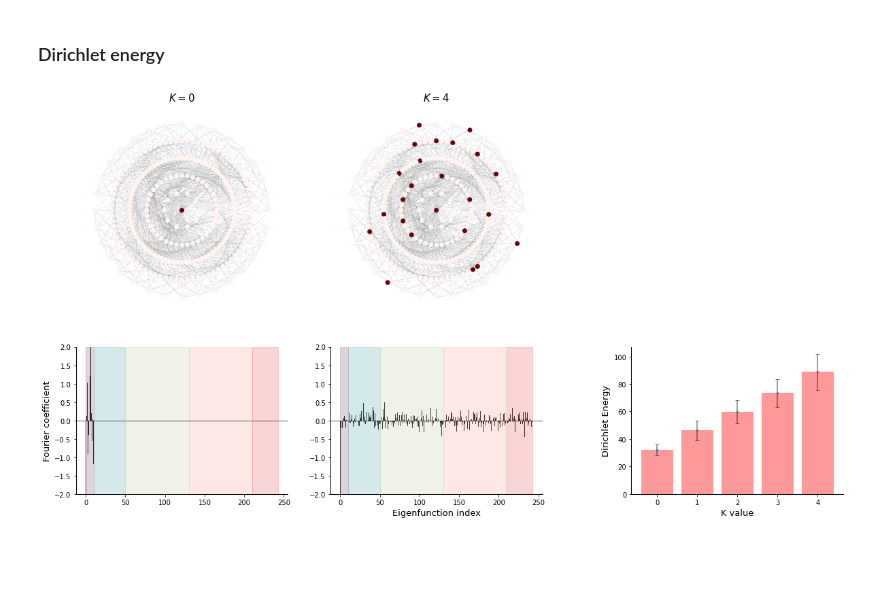
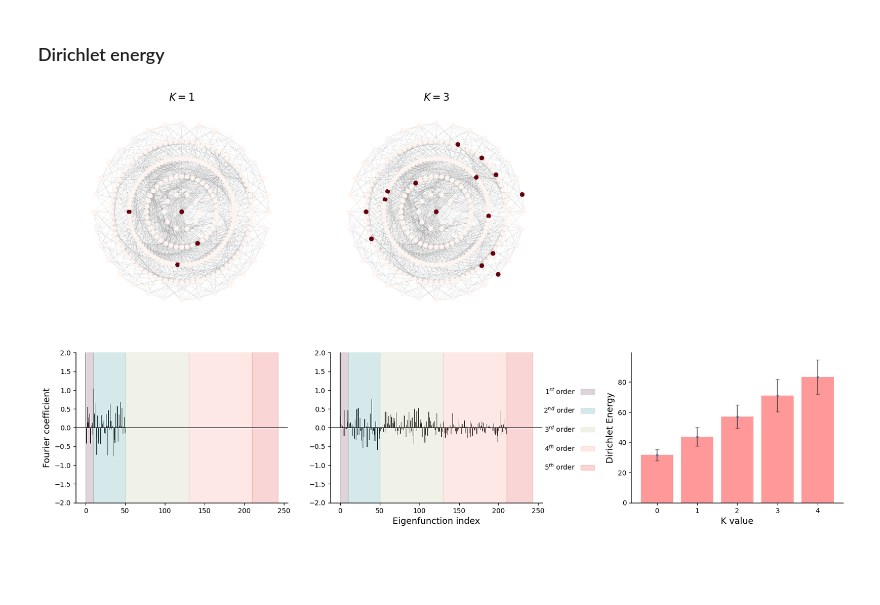
Before and after one commit to RSCJacksonLab/nk-ml, a Jupyter notebook: figures/figure1.ipynb, the cells around one changed output. Drawn from its saved outputs; the diff is of its cells as text; code cells hidden in the pictures; blank space fills up the shorter version.

Commit message:
created figure 1

```diff
--- a/figures/figure1.ipynb
+++ b/figures/figure1.ipynb
@@ -381,7 +381,7 @@ fig, ax = plt.subplots(nrows=2, ncols=3, figsize=(19,12.5))
 
 ax_i = 0
 
-for i in [0,4]:
+for i in [1,3]:
     t = draw_radial_hierarchical(graph, 2, AMINOS, root=np.argmax(r1_NK_fitnesses[i].flatten()))
     nx.draw(t[0], t[1], node_size=35, edge_color='gray', width=0.1,cmap=plt.get_cmap('Reds'),
         node_color=np.array(list(landscapes_nmax[0][i].values())), ax=ax[0,ax_i],)
@@ -389,7 +389,7 @@ for i in [0,4]:
     ax_i = ax_i+1
 
 ax1_i=0
-for i in [0,4]:
+for i in [1,3]:
     ax[1,ax1_i].bar(range(len(r1_landscapes_FT[i].flatten())), np.flip(r1_landscapes_FT[i]).flatten(),color='k')
     ax1_i = ax1_i+1
 
@@ -428,32 +428,45 @@ for line in ['top','bottom','left','right']:
 
 dir_exp.tick_params(left = False, right = False , labelleft = False ,
                 labelbottom = False, bottom = False)
 for axis in spec_axes:
     axis.set_ylim(-2,2)
     #axis.set_xlabel('Eigenfunction index')
     axis.axhline(y=0, color='k', linestyle='-', linewidth=0.7)
 
 
 for i in spec_axes:
     poss   = i.get_position()
     pss_1  = [poss.x0, poss.y0+0.12, poss.width, poss.height*0.7]
     i.set_position(pos=pss_1)
 spec_axes[0].set_ylabel('Fourier coefficient', fontsize=13)
 spec_axes[1].set_xlabel('Eigenfunction index', fontsize=13)
 
 dir_poss = dir_axes.get_position()
 dir_pss1 = [dir_poss.x0 + 0.05, dir_poss.y0+0.12, dir_poss.width, dir_poss.height*0.7]
 dir_axes.set_position(dir_pss1)
 dir_axes.set_ylabel('Dirichlet Energy', fontsize=13)
 dir_axes.set_xlabel('K value', fontsize=13)
 
 dir_exp_poss = dir_exp.get_position()
 dir_exp_pss1 = [dir_exp_poss.x0 + 0.05, dir_exp_poss.y0, dir_exp_poss.width, dir_exp_poss.height]
 dir_exp.set_position(dir_exp_pss1)
 #dir_exp.set_ylabel('Dirichlet Energy', fontsize=13)
 #dir_exp.set_xlabel('K value', fontsize=13)
 
 
-fig.savefig('ruggedness-perspective-figure4.svg')
+all_p  = [p1,p2,p3,p4,p5]
+last_p = [i[-1] for i in all_p]
+
+leg_pos  = [0.65,0.1, 0.01, 0.5]
+leg_ax   = fig.add_axes(leg_pos)
+
+leg_ax.legend(last_p, ['$1^{st}$ order', '$2^{nd}$ order', '$3^{rd}$ order', '$4^{th}$ order', '$5^{th}$ order'],
+             loc='center', frameon=False, labelspacing=1.5, markerfirst=False)
+leg_ax.axes.get_xaxis().set_visible(False)
+leg_ax.axes.get_yaxis().set_visible(False)
+for spine in leg_ax.spines.values():
+    spine.set_visible(False)
+
+fig.savefig('figure1_panelB.svg')
 # %% [output]
-[figure, old version]
+[figure, new version]
```
Also changed, not shown: parts of 15 cells of this notebook, 8 other files.
